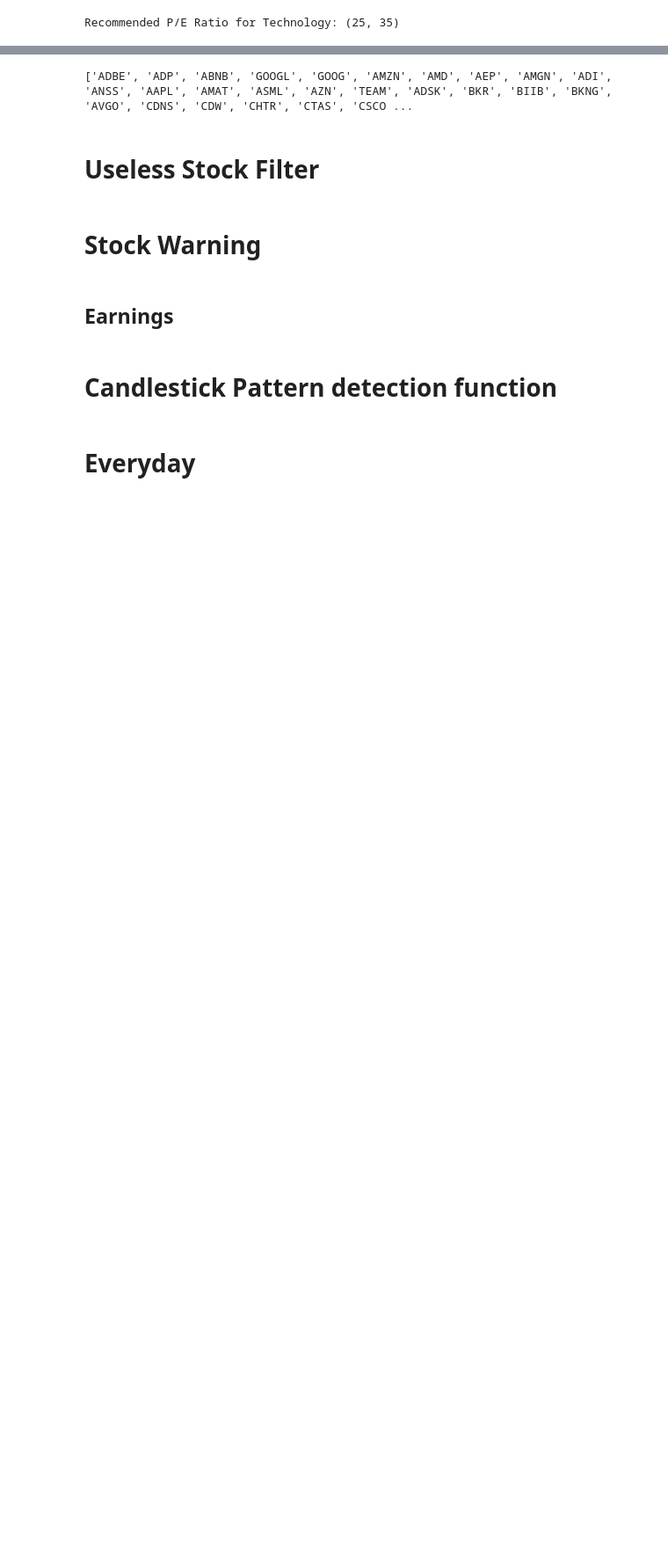
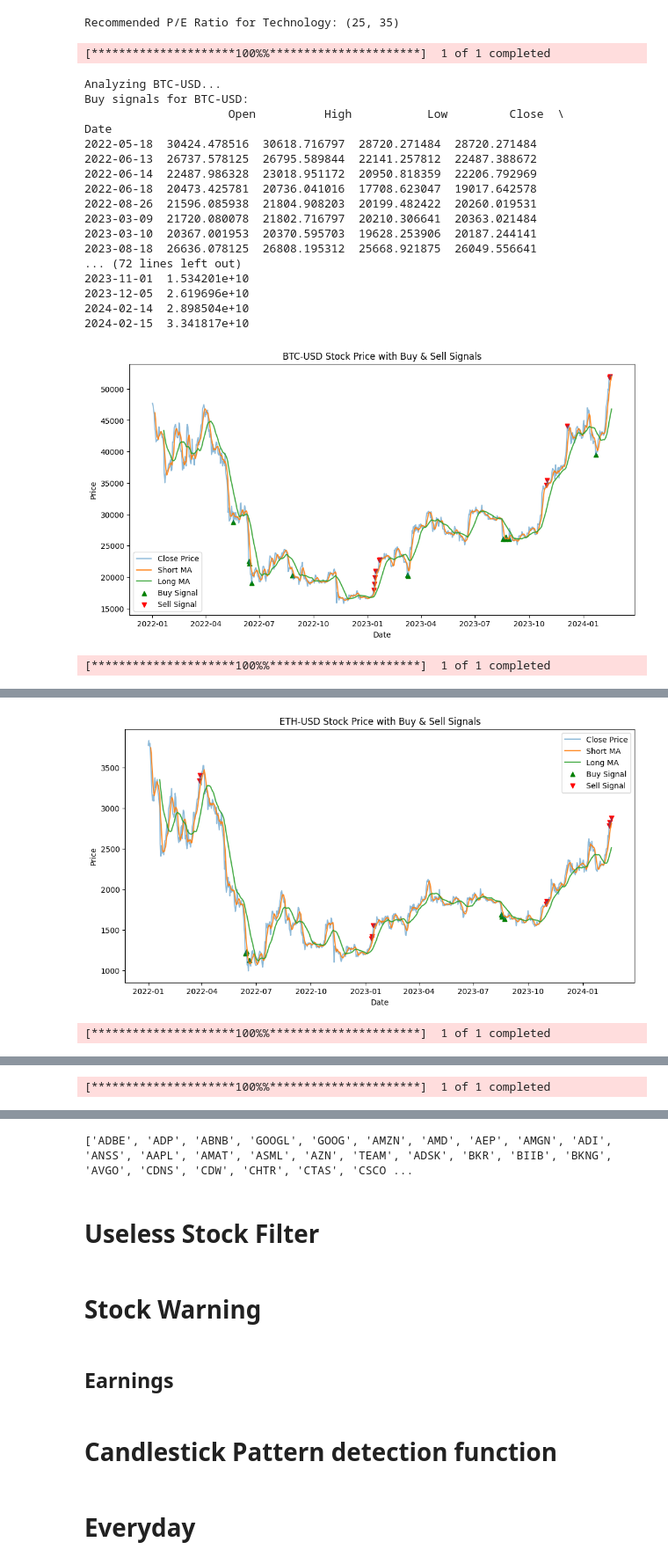
Before and after one commit to zhijiezh/stock-daily-check, a Jupyter notebook: test.ipynb, the cells around one changed output, grey strips where cells are left out. Shown at 88% size. Drawn from its saved outputs; the diff is of its cells as text; code cells hidden in the pictures; blank space fills up the shorter version.

Commit message:
Add printing system

```diff
--- a/test.ipynb
+++ b/test.ipynb
@@ -127,32 +127,53 @@ def backtest_strategy(stock_data, buy_signals, sell_signals, holding_period=30,
     return trade_history, total_return, return_percentage
 # %%
 
-# # Define a list of stock tickers
-# # tickers = ['601288.SS', '688091.SS', '600221.SS', '600733.SS', '300169.SZ','603628.SS']
+# Define a list of stock tickers
+# tickers = ['601288.SS', '688091.SS', '600221.SS', '600733.SS', '300169.SZ','603628.SS']
 
-# tickers = ['BTC-USD', 'ETH-USD','NVDA','AMD']
-# start_date = '2022-01-01'
-# end_date = '2024-01-19'
+tickers = ['BTC-USD', 'ETH-USD','NVDA','SMCI','AMC','META','SAVE','LLY', 'BAC','SHOP']
+start_date = '2022-01-01'
+end_date = '2024-02-19'
 
-# # Monitor each stock
-# for ticker in tickers:
-#     print(f"Analyzing {ticker}...")
-#     stock = get_stock_data(ticker, start_date, end_date)
-#     buy, sell = decide_trade(stock, short_window=5, long_window=20, rsi_buy_signal=30, rsi_sell_signal=90)
+# Monitor each stock
+for ticker in tickers:
+    print(f"Analyzing {ticker}...")
+    stock = get_stock_data(ticker, start_date, end_date)
+    buy, sell = decide_trade(stock, short_window=5, long_window=20, rsi_buy_signal=20, rsi_sell_signal=90)
 
-#     # You can store these results in a data structure or database
-#     print(f"Buy signals for {ticker}:\n", stock[buy])
-#     print(f"Sell signals for {ticker}:\n", stock[sell])
+    # You can store these results in a data structure or database
+    print(f"Buy signals for {ticker}:\n", stock[buy])
+    print(f"Sell signals for {ticker}:\n", stock[sell])
 
-#     # Optional: Plotting
-#     plt.figure(figsize=(12,6))
-#     plt.plot(stock['Close'], label='Close Price', alpha=0.5)
-#     plt.plot(stock['Short_MA'], label='Short MA', alpha=0.9)
-#     plt.plot(stock['Long_MA'], label='Long MA', alpha=0.9)
-#     plt.scatter(stock.index[buy], stock['Close'][buy], marker='^', color='g', label='Buy Signal', alpha=1)
-#     plt.scatter(stock.index[sell], stock['Close'][sell], marker='v', color='r', label='Sell Signal', alpha=1)
-#     plt.title(f'{ticker} Stock Price with Buy & Sell Signals')
-#     plt.xlabel('Date')
-#     plt.ylabel('Price')
-#     plt.legend(loc='best')
-#     plt.show()
+    # Optional: Plotting
+    plt.figure(figsize=(12,6))
+    plt.plot(stock['Close'], label='Close Price', alpha=0.5)
+    plt.plot(stock['Short_MA'], label='Short MA', alpha=0.9)
+    plt.plot(stock['Long_MA'], label='Long MA', alpha=0.9)
+    plt.scatter(stock.index[buy], stock['Close'][buy], marker='^', color='g', label='Buy Signal', alpha=1)
+    plt.scatter(stock.index[sell], stock['Close'][sell], marker='v', color='r', label='Sell Signal', alpha=1)
+    plt.title(f'{ticker} Stock Price with Buy & Sell Signals')
+    plt.xlabel('Date')
+    plt.ylabel('Price')
+    plt.legend(loc='best')
+    plt.show()
+# %% [output]
+[*********************100%%**********************]  1 of 1 completed
+Analyzing BTC-USD...
+Buy signals for BTC-USD:
+                     Open          High           Low         Close  \
+Date
+2022-05-18  30424.478516  30618.716797  28720.271484  28720.271484
+2022-06-13  26737.578125  26795.589844  22141.257812  22487.388672
+2022-06-14  22487.986328  23018.951172  20950.818359  22206.792969
+2022-06-18  20473.425781  20736.041016  17708.623047  19017.642578
+2022-08-26  21596.085938  21804.908203  20199.482422  20260.019531
+2023-03-09  21720.080078  21802.716797  20210.306641  20363.021484
+2023-03-10  20367.001953  20370.595703  19628.253906  20187.244141
+2023-08-18  26636.078125  26808.195312  25668.921875  26049.556641
+... (72 lines left out)
+2023-11-01  1.534201e+10
+2023-12-05  2.619696e+10
+2024-02-14  2.898504e+10
+2024-02-15  3.341817e+10
+[figure, added]
+[*********************100%%**********************]  1 of 1 completed
@@ -158,0 +197,2 @@ def backtest_strategy(stock_data, buy_signals, sell_signals, holding_period=30,
+[figure, added]
+[*********************100%%**********************]  1 of 1 completed
@@ -158,0 +217 @@ def backtest_strategy(stock_data, buy_signals, sell_signals, holding_period=30,
+[*********************100%%**********************]  1 of 1 completed
```
Also changed, not shown: parts of 4 cells of this notebook, 1 other file.
